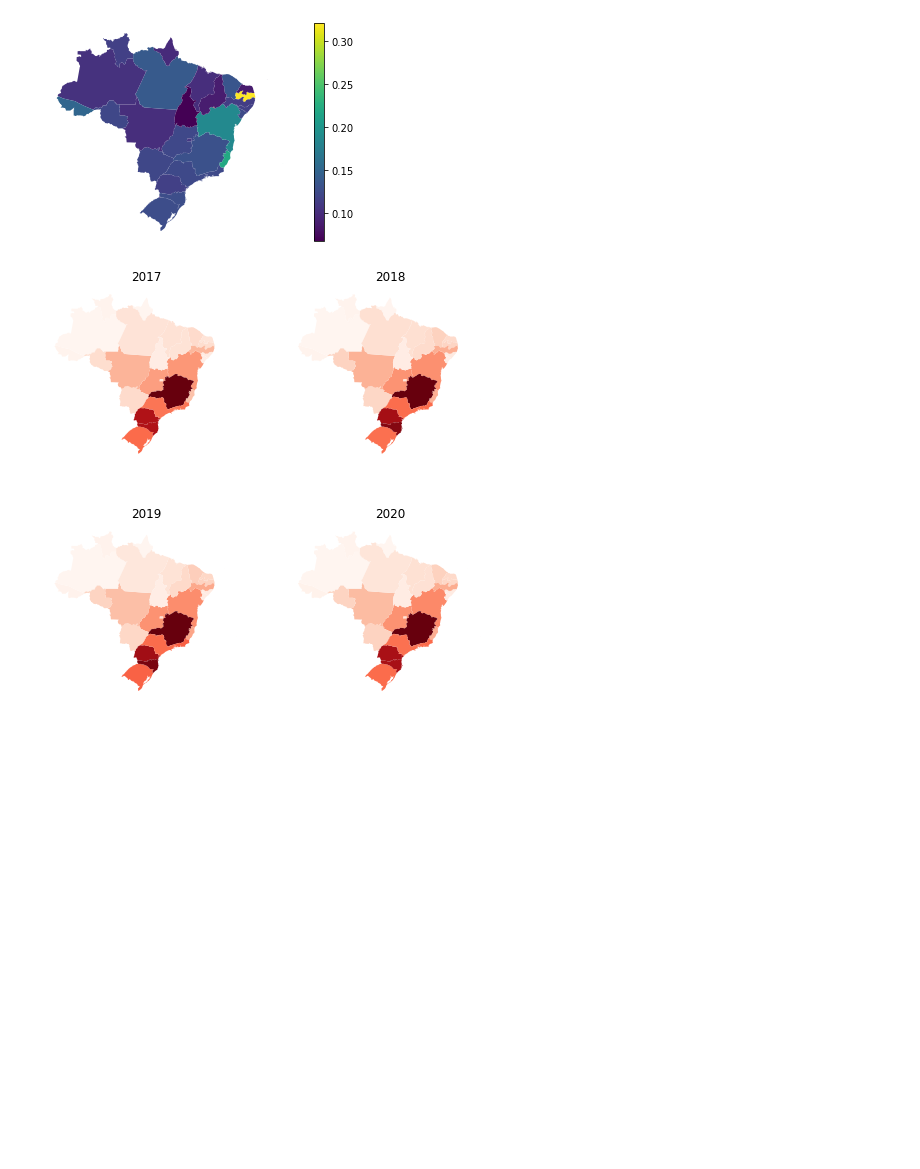
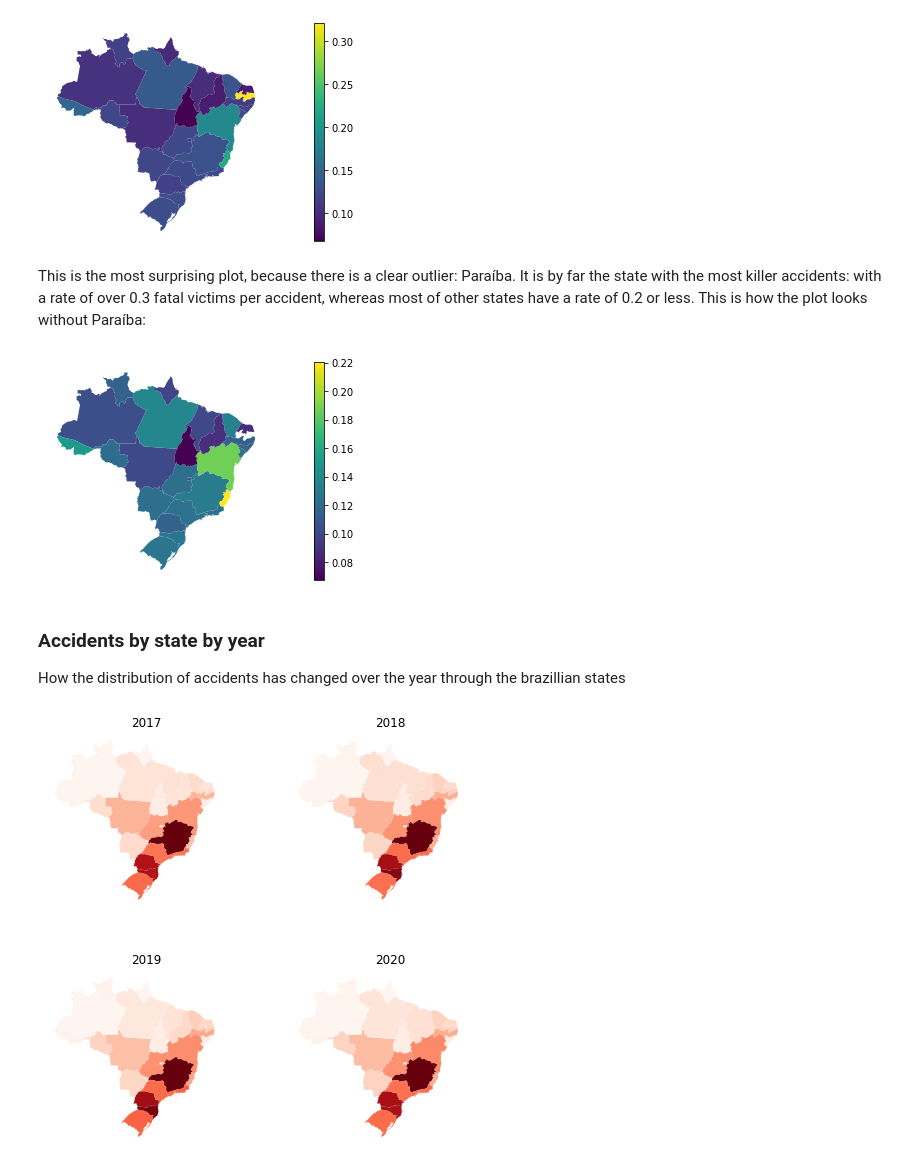
Before and after one commit to danielnrocha/traffic-accidents-brazil, a Jupyter notebook: traffic-accidents-brazil.ipynb, the cells around one changed output. Saved outputs shown, nothing was run; the diff lists cells and outputs as text; code cells hidden in the pictures; blank space fills up the shorter version.

```diff
--- a/traffic-accidents-brazil.ipynb
+++ b/traffic-accidents-brazil.ipynb
@@ -456,6 +480,15 @@ How many people die by accident, on average
 plot_geo_df(geo_media_obitos_por_estado, 'letalidade')
 # %% [output]
 [figure]
+# %% [markdown]
+This is the most surprising plot, because there is a clear outlier: Paraíba. It is by far the state with the most killer accidents: with a rate of over 0.3 fatal victims per accident, whereas most of other states have a rate of 0.2 or less. This is how the plot looks without Paraíba:
+# %%
+plot_geo_df(geo_media_obitos_por_estado[geo_media_obitos_por_estado["uf"]!="PB"], 'letalidade')
+# %% [output]
+[figure, added]
+# %% [markdown]
+### Accidents by state by year
+How the distribution of accidents has changed over the year through the brazillian states
 # %%
 def plot_evolution(geo_dataframe, column_to_plot):
 
```
Also changed, not shown: parts of 12 cells of this notebook.
